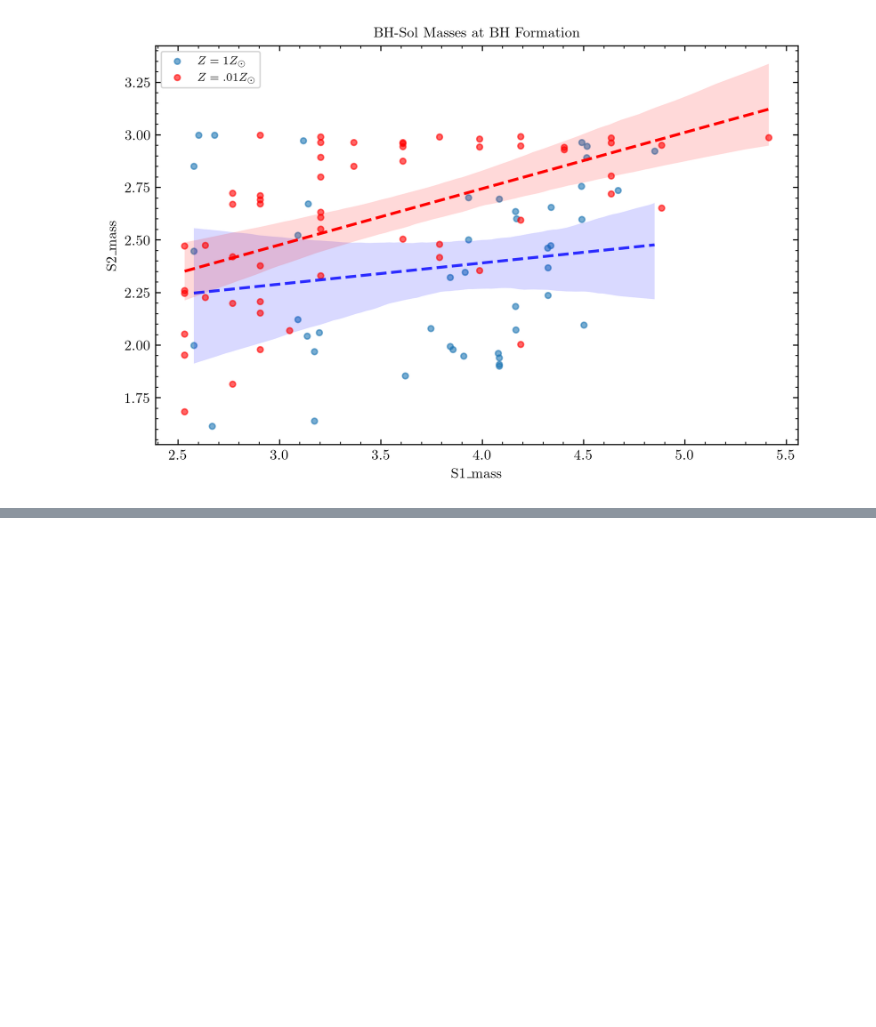
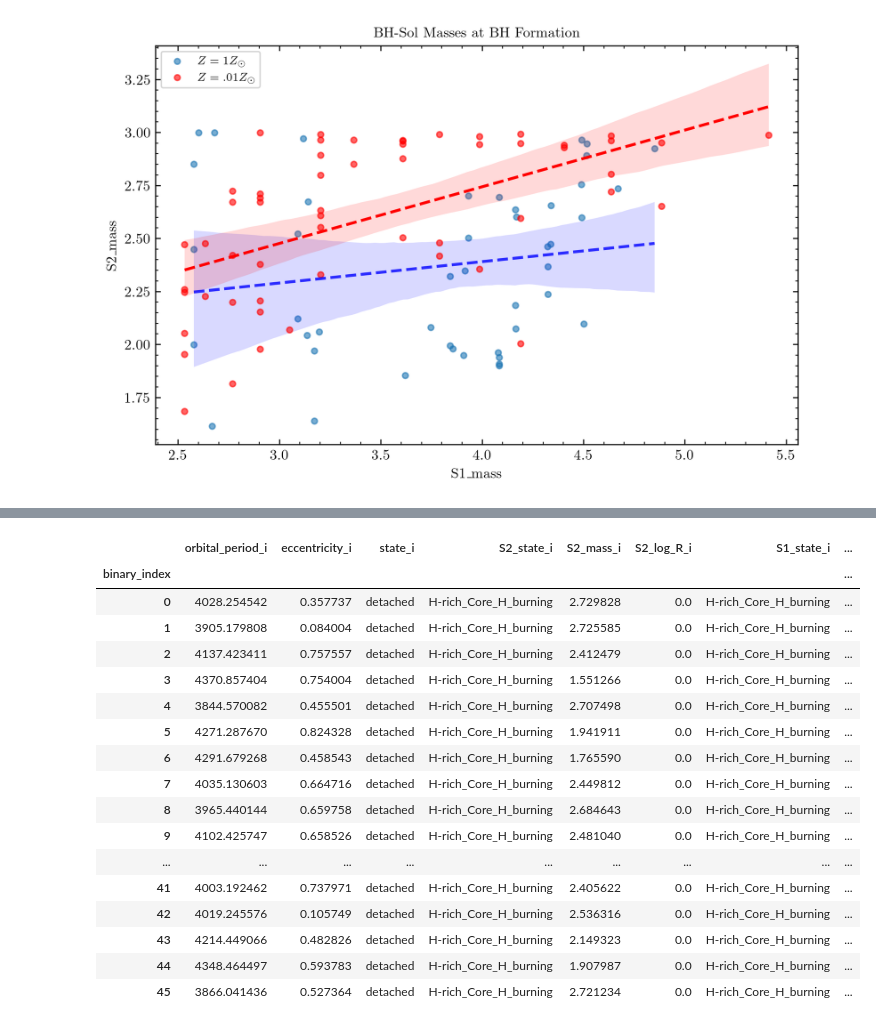
Before and after one commit to PiersonLip/solarBHs, a Jupyter notebook: Notebooks/BHSolGraphin.ipynb, the cells around one changed output, grey strips where cells are left out. Saved outputs shown, nothing was run; the diff lists cells and outputs as text; code cells hidden in the pictures; blank space fills up the shorter version.

```diff
--- a/Notebooks/BHSolGraphin.ipynb
+++ b/Notebooks/BHSolGraphin.ipynb
@@ -703,0 +861,21 @@ plt.show()
+# %%
+pOneline[initCols]
+# %% [output]
+|  | orbital_period_i | eccentricity_i | state_i | S2_state_i | S2_mass_i | S2_log_R_i | S1_state_i | ... |
+| binary_index |  |  |  |  |  |  |  | ... |
+| 0 | 4028.254542 | 0.357737 | detached | H-rich_Core_H_burning | 2.729828 | 0.0 | H-rich_Core_H_burning | ... |
+| 1 | 3905.179808 | 0.084004 | detached | H-rich_Core_H_burning | 2.725585 | 0.0 | H-rich_Core_H_burning | ... |
+| 2 | 4137.423411 | 0.757557 | detached | H-rich_Core_H_burning | 2.412479 | 0.0 | H-rich_Core_H_burning | ... |
+| 3 | 4370.857404 | 0.754004 | detached | H-rich_Core_H_burning | 1.551266 | 0.0 | H-rich_Core_H_burning | ... |
+| 4 | 3844.570082 | 0.455501 | detached | H-rich_Core_H_burning | 2.707498 | 0.0 | H-rich_Core_H_burning | ... |
+| 5 | 4271.287670 | 0.824328 | detached | H-rich_Core_H_burning | 1.941911 | 0.0 | H-rich_Core_H_burning | ... |
+| 6 | 4291.679268 | 0.458543 | detached | H-rich_Core_H_burning | 1.765590 | 0.0 | H-rich_Core_H_burning | ... |
+| 7 | 4035.130603 | 0.664716 | detached | H-rich_Core_H_burning | 2.449812 | 0.0 | H-rich_Core_H_burning | ... |
+| 8 | 3965.440144 | 0.659758 | detached | H-rich_Core_H_burning | 2.684643 | 0.0 | H-rich_Core_H_burning | ... |
+| 9 | 4102.425747 | 0.658526 | detached | H-rich_Core_H_burning | 2.481040 | 0.0 | H-rich_Core_H_burning | ... |
+| ... | ... | ... | ... | ... | ... | ... | ... | ... |
+| 41 | 4003.192462 | 0.737971 | detached | H-rich_Core_H_burning | 2.405622 | 0.0 | H-rich_Core_H_burning | ... |
+| 42 | 4019.245576 | 0.105749 | detached | H-rich_Core_H_burning | 2.536316 | 0.0 | H-rich_Core_H_burning | ... |
+| 43 | 4214.449066 | 0.482826 | detached | H-rich_Core_H_burning | 2.149323 | 0.0 | H-rich_Core_H_burning | ... |
+| 44 | 4348.464497 | 0.593783 | detached | H-rich_Core_H_burning | 1.907987 | 0.0 | H-rich_Core_H_burning | ... |
+| 45 | 3866.041436 | 0.527364 | detached | H-rich_Core_H_burning | 2.721234 | 0.0 | H-rich_Core_H_burning | ... |
```
Also changed, not shown: parts of 11 cells of this notebook, 26 other files.
